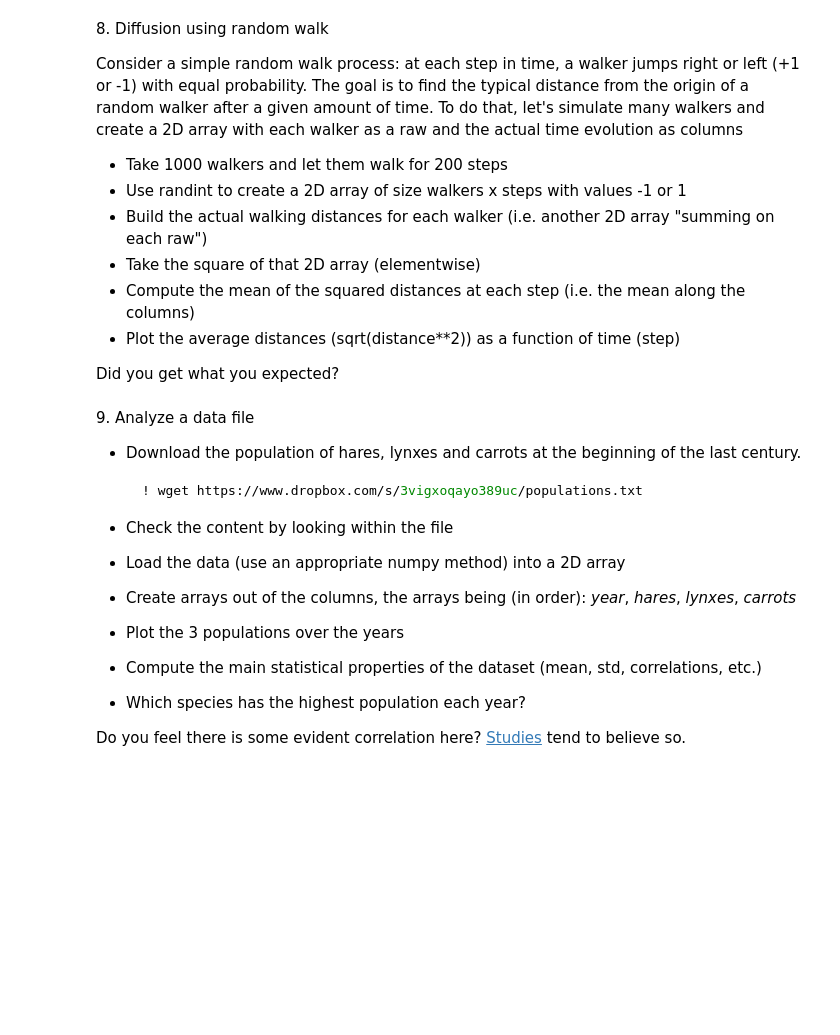
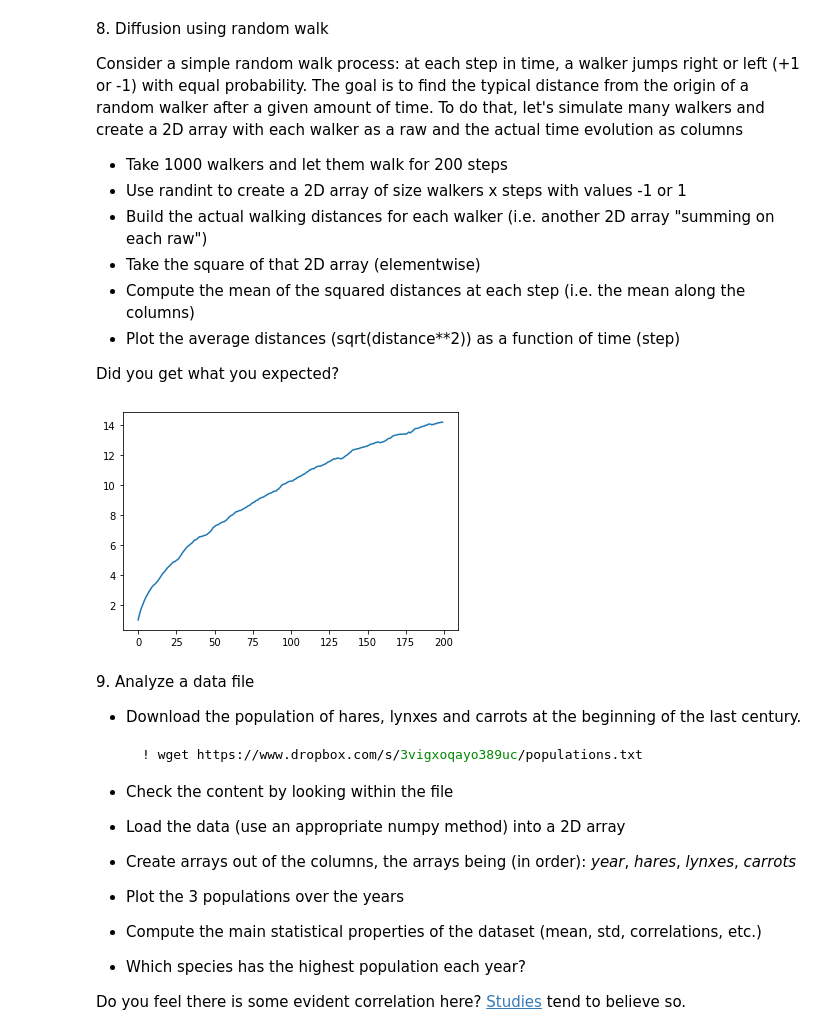
Before and after one commit to T3X3K/LaboratoryOfComputationalPhysics_Y6, a Jupyter notebook: 04ex_Numpy.ipynb, the cells around one changed output. Saved outputs shown, nothing was run; the diff lists cells and outputs as text; code cells hidden in the pictures; blank space fills up the shorter version.

Commit message:
finite le cose importanti

```diff
--- a/04ex_Numpy.ipynb
+++ b/04ex_Numpy.ipynb
@@ -226,6 +239,19 @@ To do that, let's simulate many walkers and create a 2D array with each walker a
   * Plot the average distances (sqrt(distance\*\*2)) as a function of time (step)
 
 Did you get what you expected?
+# %%
+matrix = np.random.randint(0,2,(1000, 200))
+matrix[matrix==0] = -1
+
+enrico = np.cumsum(matrix, axis=1)
+sebastiano = enrico**2
+mean_seb = np.mean(sebastiano, axis=0)
+time = np.arange(200)
+import matplotlib.pyplot as plt
+plt.plot(time, np.sqrt(mean_seb))
+plt.show()
+# %% [output]
+[figure, added]
 # %% [markdown]
 9\. Analyze a data file
   * Download the population of hares, lynxes and carrots at the beginning of the last century.
```
Also changed, not shown: parts of 9 cells of this notebook, 9 other files.
